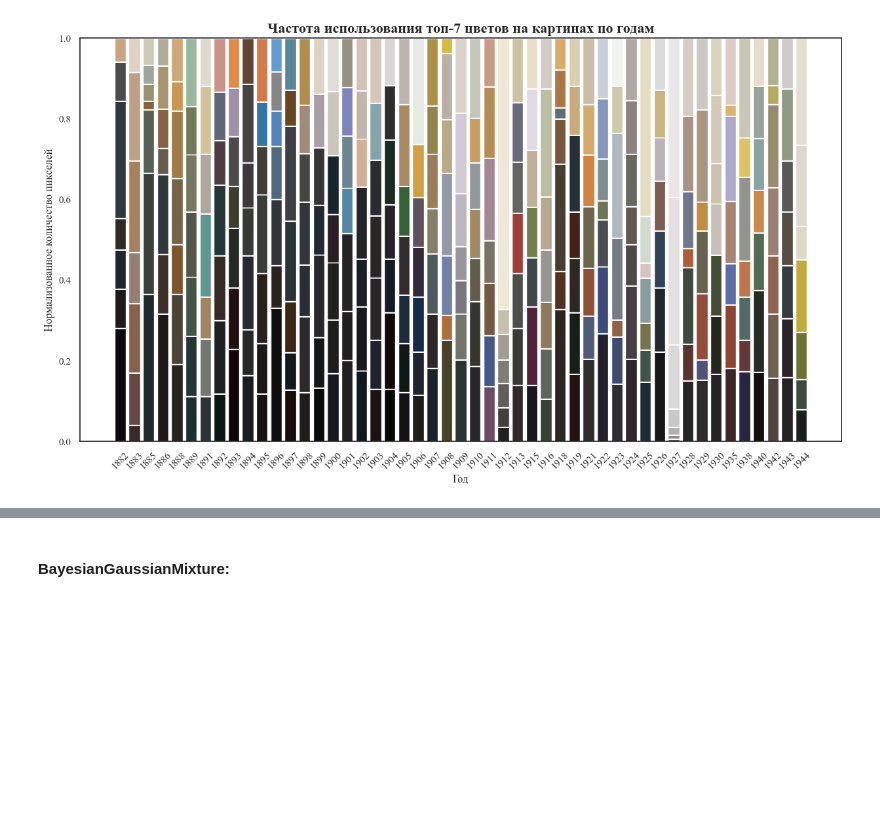
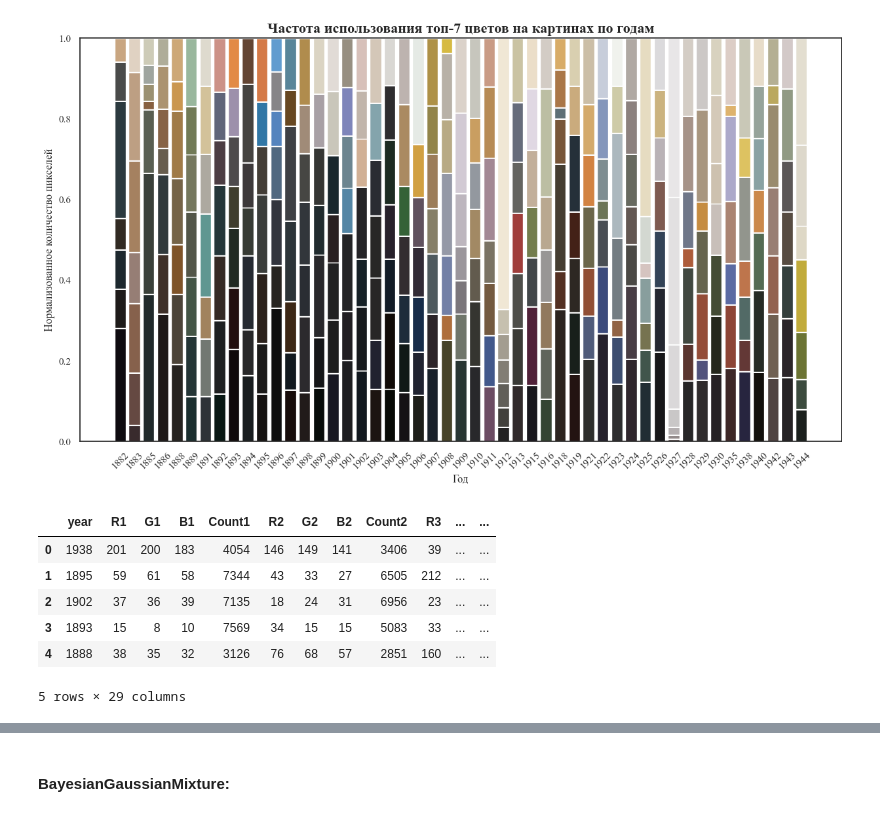
Before and after one commit to pryanik/i3_shades_of_mind, a Jupyter notebook: color_analysis_munch.ipynb, the cells around one changed output, grey strips where cells are left out. Saved outputs shown, nothing was run; the diff lists cells and outputs as text; code cells hidden in the pictures; blank space fills up the shorter version.

```diff
--- a/color_analysis_munch.ipynb
+++ b/color_analysis_munch.ipynb
@@ -804,0 +970,24 @@ plot_color_distribution(colors_by_year_km, how='sorted', classifier='KMeans')
+# %%
+rows = []
+for year, colors in colors_by_year_km.items():
+    color_list = list(colors.items())[:7]  # Оставляем только 7 цветов
+    row = [year]
+    for i, ((r, g, b), count) in enumerate(color_list):
+        row.extend([r, g, b, count])  # Добавляем R, G, B и Count
+    rows.append(row)
+
+columns = ['year']
+for i in range(1, 8):  # 7 цветов
+    columns.extend([f'R{i}', f'G{i}', f'B{i}', f'Count{i}'])
+
+# Создаем DataFrame
+df = pd.DataFrame(rows, columns=columns)
+df.head()
+# %% [output]
+|  | year | R1 | G1 | B1 | Count1 | R2 | G2 | B2 | Count2 | R3 | ... | ... |
+| 0 | 1938 | 201 | 200 | 183 | 4054 | 146 | 149 | 141 | 3406 | 39 | ... | ... |
+| 1 | 1895 | 59 | 61 | 58 | 7344 | 43 | 33 | 27 | 6505 | 212 | ... | ... |
+| 2 | 1902 | 37 | 36 | 39 | 7135 | 18 | 24 | 31 | 6956 | 23 | ... | ... |
+| 3 | 1893 | 15 | 8 | 10 | 7569 | 34 | 15 | 15 | 5083 | 33 | ... | ... |
+| 4 | 1888 | 38 | 35 | 32 | 3126 | 76 | 68 | 57 | 2851 | 160 | ... | ... |
+5 rows × 29 columns
```
Also changed, not shown: parts of 42 cells of this notebook.
